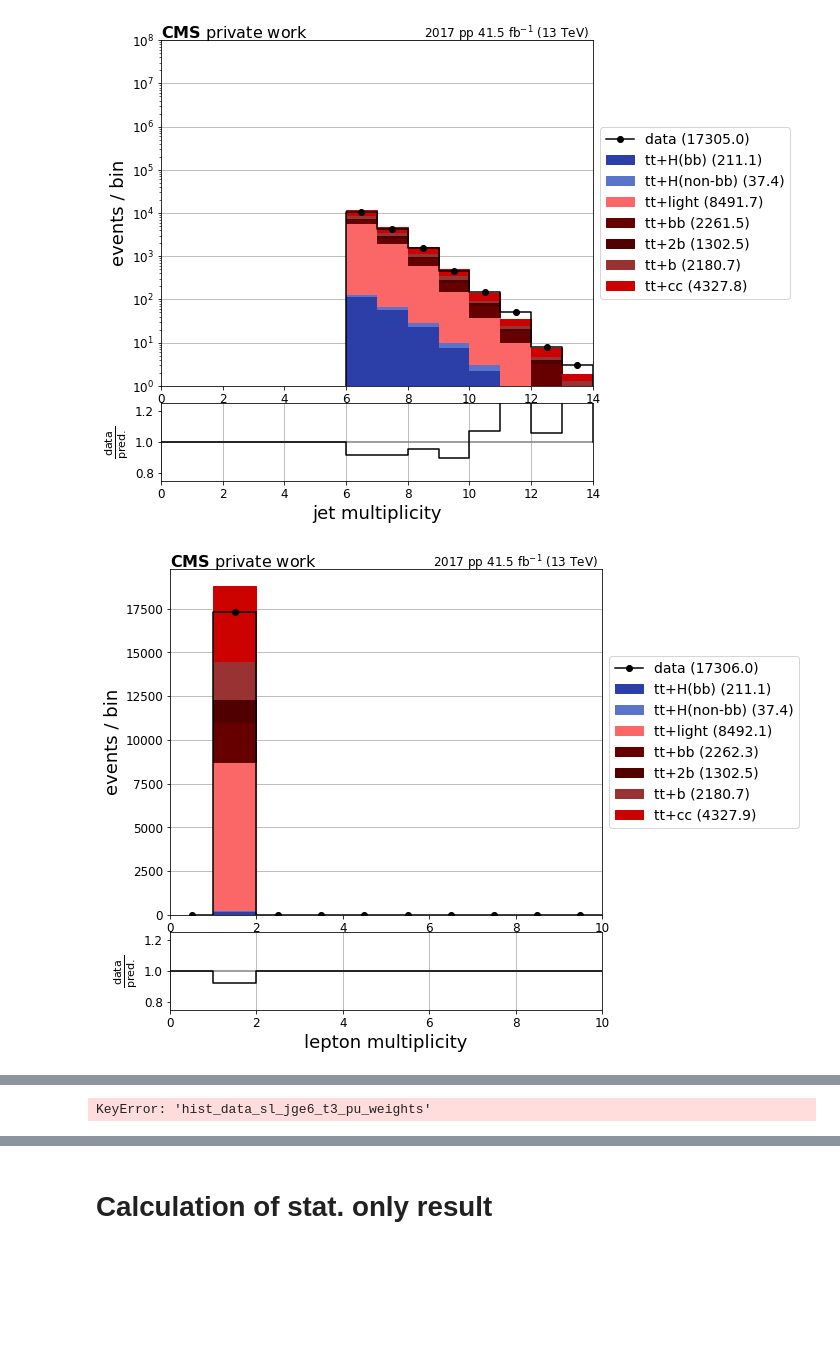
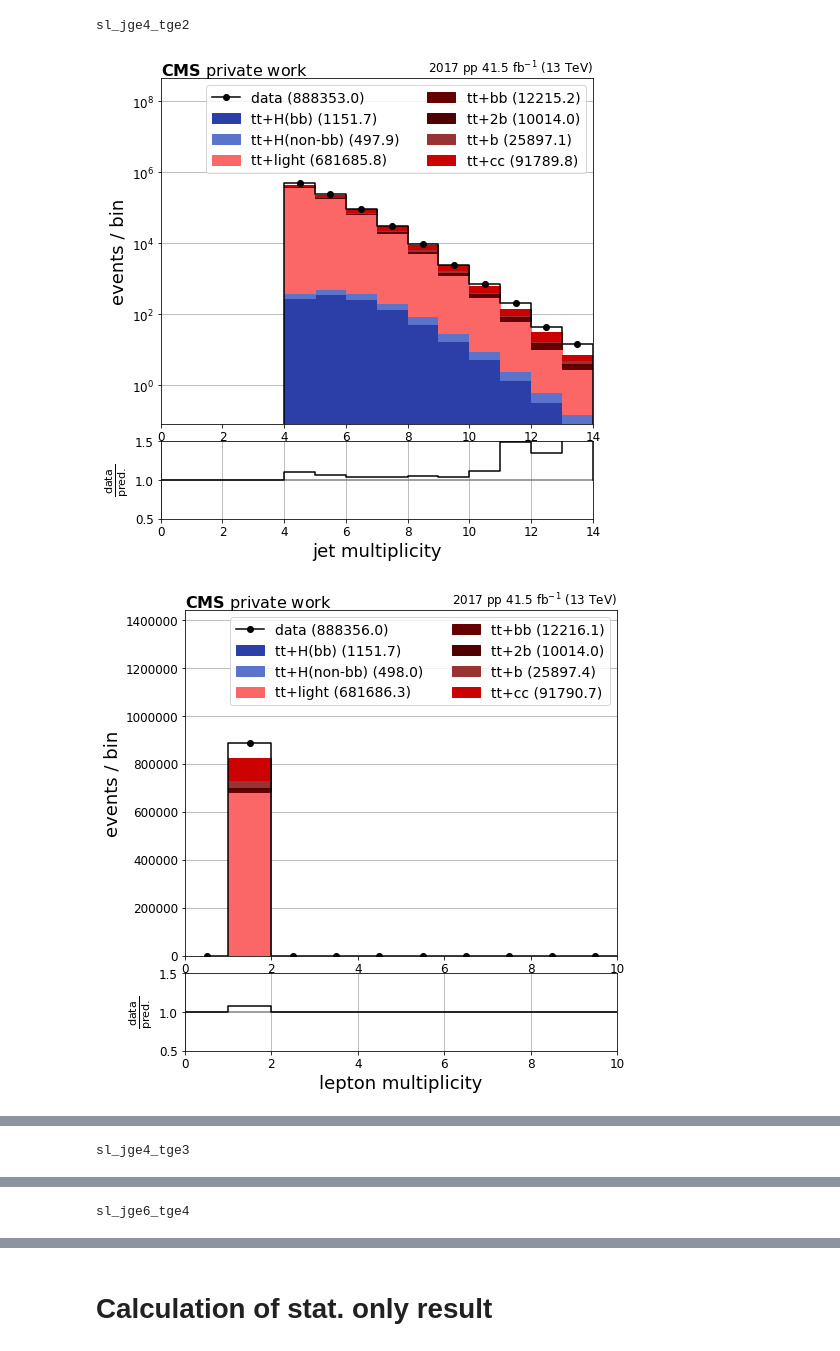
Before and after one commit to mmeinhard/hepaccelerate, a Jupyter notebook: EvaluateResults.ipynb, the cells around one changed output, grey strips where cells are left out. Cells and saved outputs as stored; diff of their text form; code cells hidden in the pictures; blank space fills up the shorter version.

```diff
--- a/EvaluateResults.ipynb
+++ b/EvaluateResults.ipynb
@@ -6,8 +6,8 @@ import os
 from os import listdir
 from os.path import isfile, join
 
-mc_folder = "/work/creissel/GPUanalysis/hepaccelerate/results/Feb07_maren/"
-data_folder = "/work/creissel/GPUanalysis/hepaccelerate/results/Feb10_maren/"
+mc_folder = "/work/creissel/GPUanalysis/hepaccelerate/results/final_mc/"
+data_folder = "/work/creissel/GPUanalysis/hepaccelerate/results/final_data/"
 
 sample_list = [
     "ttHTobb_M125_TuneCP5_13TeV-powheg-pythia8",
@@ -70,10 +73,10 @@ var_names = {
 #    "nbtags": "DeepCSV btag multiplicity",
     "njets" : "jet multiplicity",
     "nleps" : "lepton multiplicity",
-#    "leading_jet_pt_nom" : "leading jet pt [GeV]",
+    "leading_jet_pt_nom" : "leading jet pt [GeV]",
     "leading_lepton_pt" : "leading lepton pt [GeV]",
 #    "leading_lepton_eta" : "leading lepton eta",
-    "pu_weights" : "PU Weights",
+#    "pu_weights" : "PU Weights",
     #"nElectrons" : "number of electrons",
     #"nMuons" : "number of muons",
 #    "DNN": "dijet mass [GeV]",
@@ -188,17 +191,21 @@ def plot_histogram(var, processes, mc, data, cat, normalize=False):
     if not data == None:
         _, counts_data = plot_data("hist_data_" + cat + "_" + var, data)
 
-    plt.legend(loc="center left", bbox_to_anchor=(1, 0.5), fontsize=14)
+    #plt.legend(loc="center left", bbox_to_anchor=(1, 0.5), fontsize=14)
+    plt.legend(loc="upper right", ncol=2, fontsize=14)
     #plt.yscale('log')
+    plt.ylim([0,1.75*max(bottom)])
     if var == "njets":
         plt.xlim([0,14])
         plt.yscale('log')
-        plt.ylim([1,10**8])
+        plt.ylim([0,10**3*max(bottom)])
 
     if var == "nbtags":
         plt.xlim([0,6])
         plt.yscale('log')
-        plt.ylim([1,10**8])
+        plt.ylim([0,10**3*max(bottom)])
+
+
 
     if normalize:
         plt.ylabel("A.U.", fontsize=18)
@@ -208,9 +215,10 @@ def plot_histogram(var, processes, mc, data, cat, normalize=False):
         r"$\mathbf{CMS}$ private work",
         fontsize=16, x=0.0, ha="left", y=1.03, va="top")
     ax = plt.gca()
-    plt.text(0.99, 0.99,
+    plt.text(1., 1.,
         "2017 pp $41.5\ \mathrm{fb}^{-1}\ \mathrm{(13\ TeV)}$",
               fontsize=12, ha="right", va="bottom", transform=ax.transAxes)
+
     if data == None:
         plt.xlabel(var_names[var], fontsize=18)
 
@@ -227,15 +235,17 @@ def plot_histogram(var, processes, mc, data, cat, normalize=False):
         width = bins[1] - bins[0]
         plt.plot(bins, ratio, "k-", drawstyle="steps-post", zorder = 1001)
 
-        a2.set_ylim(0.75, 1.25)
+        a2.set_ylim(0.5, 1.5)
         ticks = a1.get_xticks()
         a2.set_xticks(ticks)
-    #plt.savefig('plots/fancy_overlap_selection/'+var+'.pdf', bbox_inches='tight')
+    plt.savefig('plots/'+cat+'_'+var+'.pdf', bbox_inches='tight')
     plt.show()
 # %%
-cat = "sl_jge6_t3"
-for var in var_names.keys():
-    plot_histogram(var, processes, mc, data, cat)
+for cat in ["sl_jge4_tge2", "sl_jge4_tge3", "sl_jge6_tge4", "sl_jge6_t3", "sl_j5_tge4", "sl_j5_t3", "sl_j4_tge4", "sl_j4_t3"]:
+    print(cat)
+    for var in var_names.keys():
+        plot_histogram(var, processes, mc, data, cat)
 # %% [output]
+sl_jge4_tge2
-[figure, old version]
+[figure, new version]
-[figure, old version]
+[figure, new version]
@@ -243 +252,0 @@ for var in var_names.keys():
-KeyError: 'hist_data_sl_jge6_t3_pu_weights'
@@ -244,0 +254 @@ KeyError: 'hist_data_sl_jge6_t3_pu_weights'
+sl_jge4_tge3
@@ -244,0 +259 @@ KeyError: 'hist_data_sl_jge6_t3_pu_weights'
+sl_jge6_tge4
```
Also changed, not shown: parts of 2 cells of this notebook, 1 other file.
